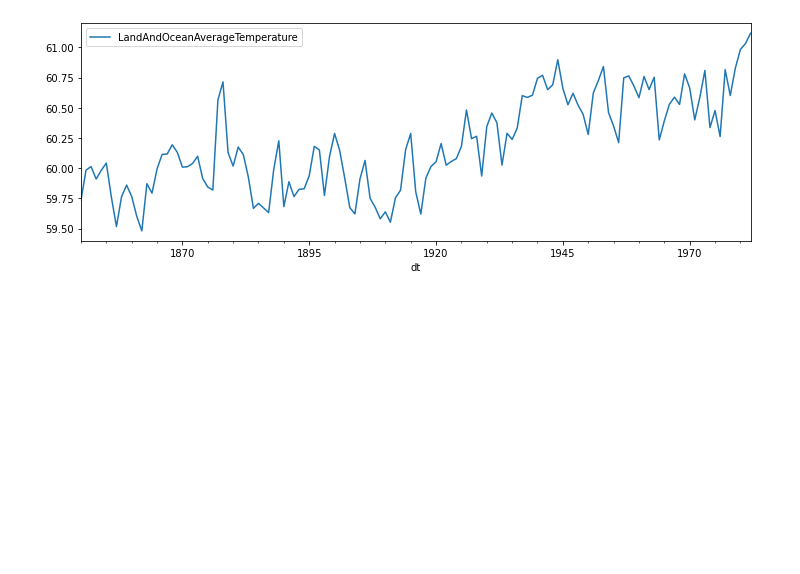
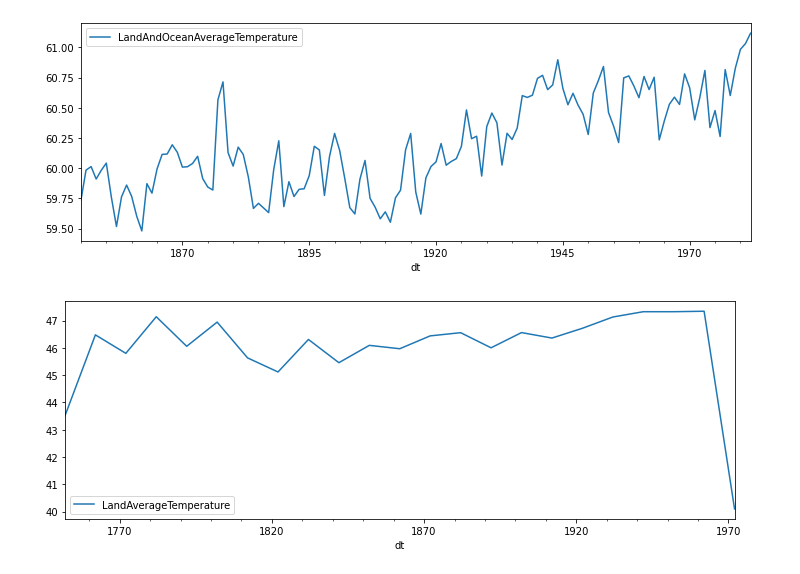
Before and after one commit to Johndsalas/earths_temperature_time_series, a Jupyter notebook: main_notebook.ipynb, the cells around one changed output. Saved outputs shown, nothing was run; the diff lists cells and outputs as text; code cells hidden in the pictures; blank space fills up the shorter version.

```diff
--- a/main_notebook.ipynb
+++ b/main_notebook.ipynb
@@ -247,3 +247,8 @@ train_ocean.resample('y').mean().plot(figsize=(12, 4))
 plt.show()
 # %% [output]
 [figure]
+# %%
+train_land.resample('10y').mean().plot(figsize=(12, 4))
+plt.show()
+# %% [output]
+[figure, added]
```
Also changed, not shown: parts of 1 cell of this notebook.
